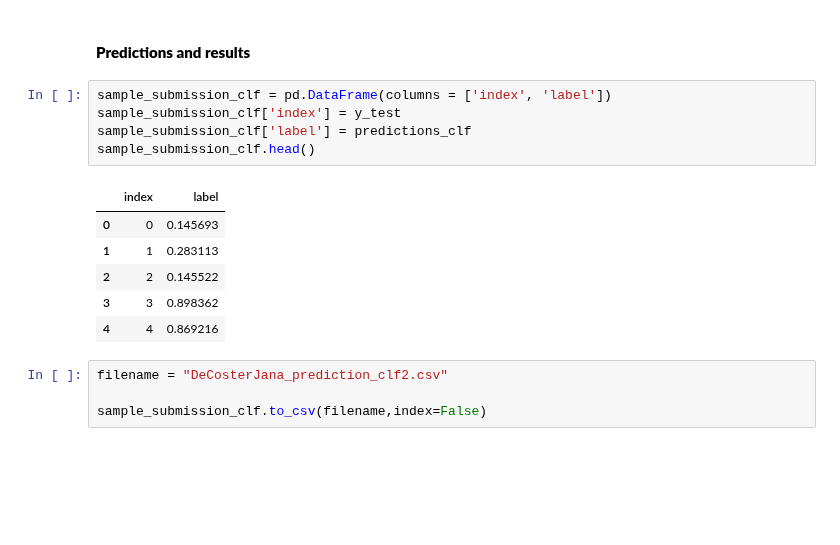
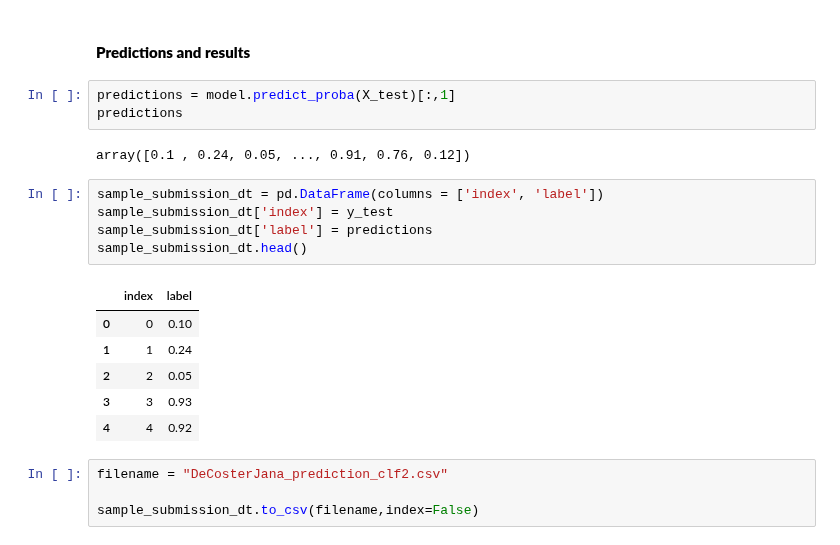
Before and after one commit to JanaDeCoster/Machine_Learning_course_UGent_D012554_kaggle, a Jupyter notebook: Kaggle_eye_blinking_prediciton.ipynb, the cells around one changed output. Drawn from its saved outputs; the diff is of its cells as text; blank space fills up the shorter version.

```diff
--- a/Kaggle_eye_blinking_prediciton.ipynb
+++ b/Kaggle_eye_blinking_prediciton.ipynb
@@ -382,19 +382,24 @@ print(score_auc)
 We can only see a slight increase in AUC scorewhich would suggest that the model is only slightly more optimal.
 # %% [markdown]
 #### **Predictions and results**
+# %%
+predictions = model.predict_proba(X_test)[:,1]
+predictions
+# %% [output]
+array([0.1 , 0.24, 0.05, ..., 0.91, 0.76, 0.12])
 # %%
-sample_submission_clf = pd.DataFrame(columns = ['index', 'label'])
-sample_submission_clf['index'] = y_test
-sample_submission_clf['label'] = predictions_clf
-sample_submission_clf.head()
+sample_submission_dt = pd.DataFrame(columns = ['index', 'label'])
+sample_submission_dt['index'] = y_test
+sample_submission_dt['label'] = predictions
+sample_submission_dt.head()
 # %% [output]
 |  | index | label |
-| 0 | 0 | 0.145693 |
-| 1 | 1 | 0.283113 |
-| 2 | 2 | 0.145522 |
-| 3 | 3 | 0.898362 |
-| 4 | 4 | 0.869216 |
+| 0 | 0 | 0.10 |
+| 1 | 1 | 0.24 |
+| 2 | 2 | 0.05 |
+| 3 | 3 | 0.93 |
+| 4 | 4 | 0.92 |
 # %%
 filename = "DeCosterJana_prediction_clf2.csv"
 
-sample_submission_clf.to_csv(filename,index=False)
+sample_submission_dt.to_csv(filename,index=False)
```
